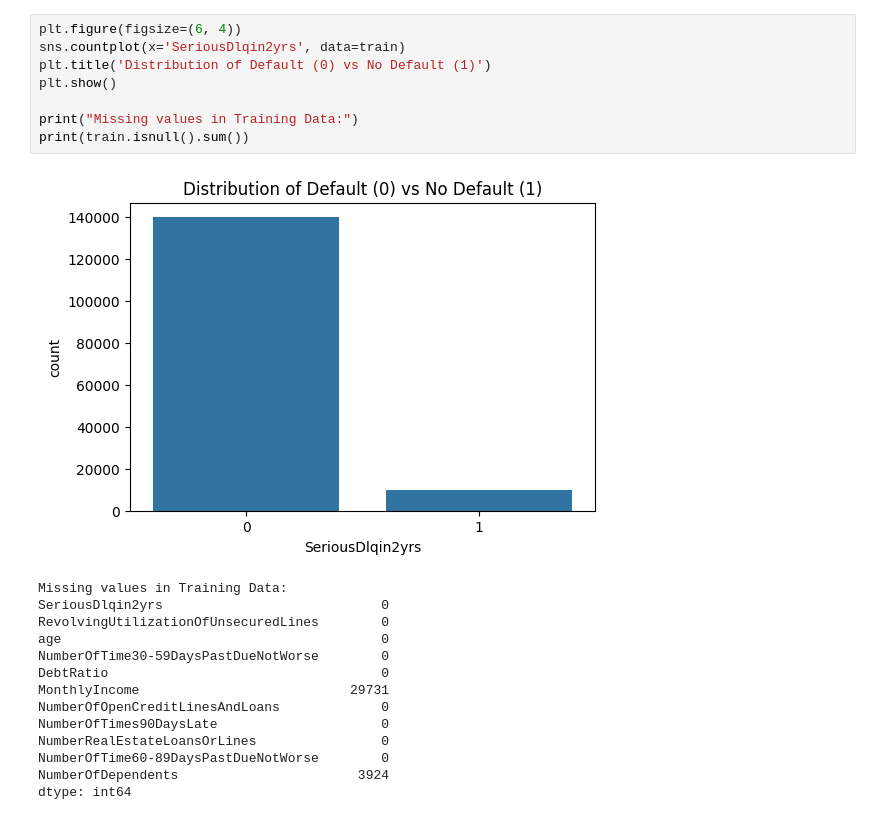
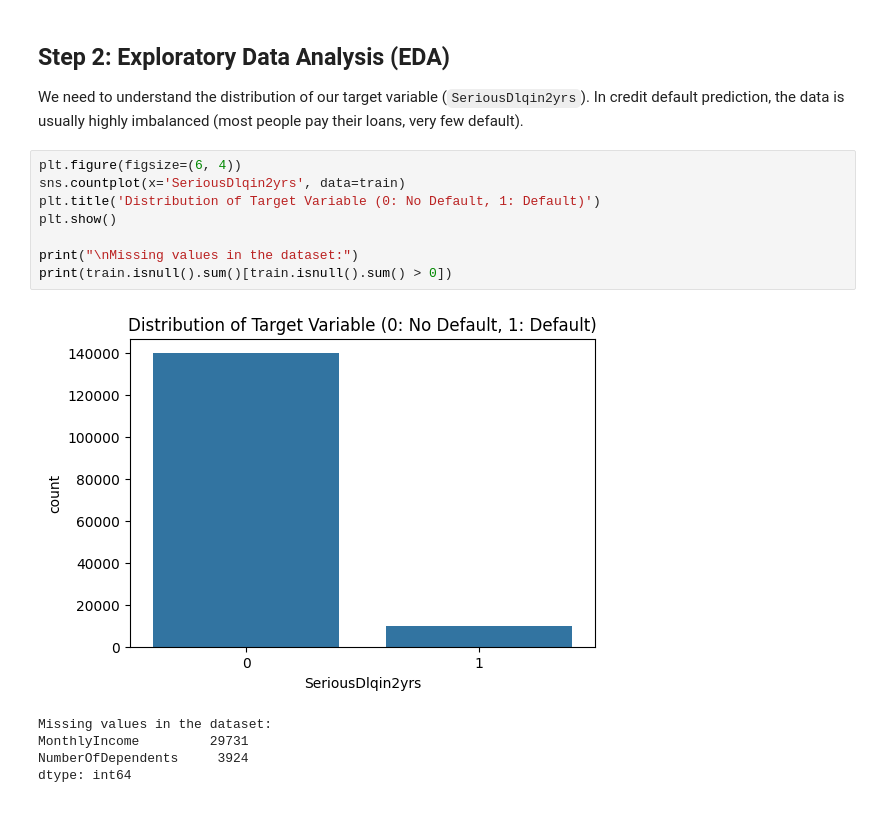
Before and after one commit to 2401020564-debug/CREDIT-PREDICTION, a Jupyter notebook: Give_Me_Some_Credit_Pipeline.ipynb, the cells around one changed output. Drawn from its saved outputs; the diff is of its cells as text.

```diff
--- a/Give_Me_Some_Credit_Pipeline.ipynb
+++ b/Give_Me_Some_Credit_Pipeline.ipynb
@@ -40,23 +54,17 @@ Before building a model, it is crucial to understand the data's shape and where
+# %% [markdown]
+## Step 2: Exploratory Data Analysis (EDA)
+We need to understand the distribution of our target variable (`SeriousDlqin2yrs`). In credit default prediction, the data is usually highly imbalanced (most people pay their loans, very few default).
 # %%
 plt.figure(figsize=(6, 4))
 sns.countplot(x='SeriousDlqin2yrs', data=train)
-plt.title('Distribution of Default (0) vs No Default (1)')
+plt.title('Distribution of Target Variable (0: No Default, 1: Default)')
 plt.show()
 
-print("Missing values in Training Data:")
-print(train.isnull().sum())
+print("\nMissing values in the dataset:")
+print(train.isnull().sum()[train.isnull().sum() > 0])
 # %% [output]
-[figure, old version]
+[figure, new version]
-Missing values in Training Data:
-SeriousDlqin2yrs                            0
-RevolvingUtilizationOfUnsecuredLines        0
-age                                         0
-NumberOfTime30-59DaysPastDueNotWorse        0
-DebtRatio                                   0
-MonthlyIncome                           29731
-NumberOfOpenCreditLinesAndLoans             0
-NumberOfTimes90DaysLate                     0
-NumberRealEstateLoansOrLines                0
-NumberOfTime60-89DaysPastDueNotWorse        0
-NumberOfDependents                       3924
+Missing values in the dataset:
+MonthlyIncome         29731
+NumberOfDependents     3924
 dtype: int64
```
Also changed, not shown: parts of 17 cells of this notebook.
